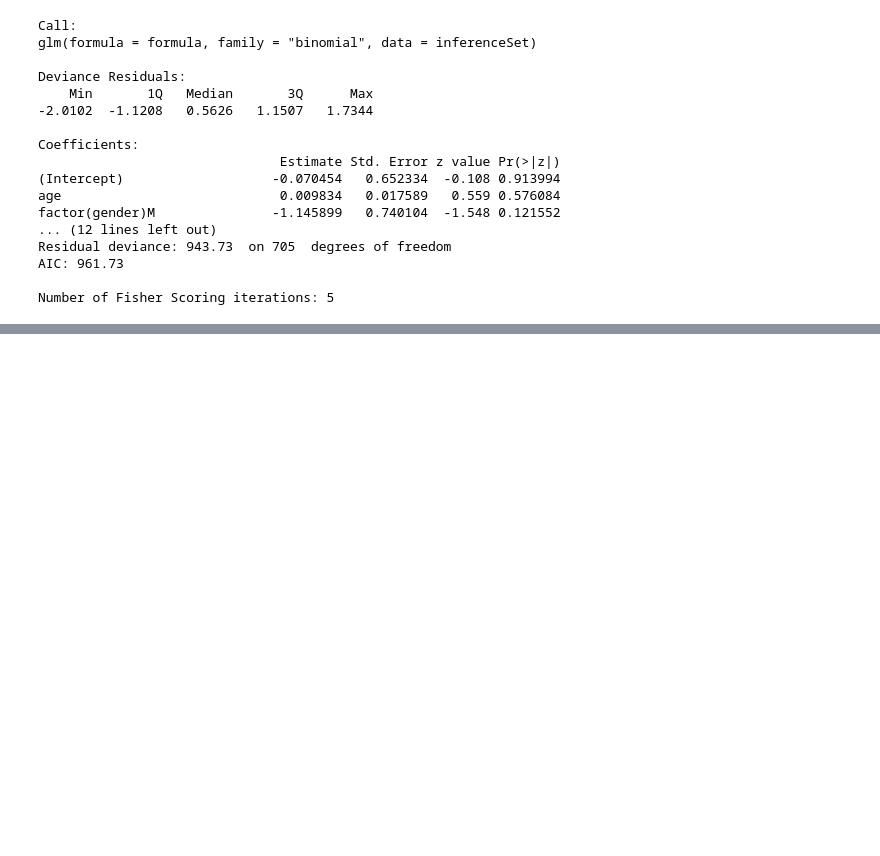
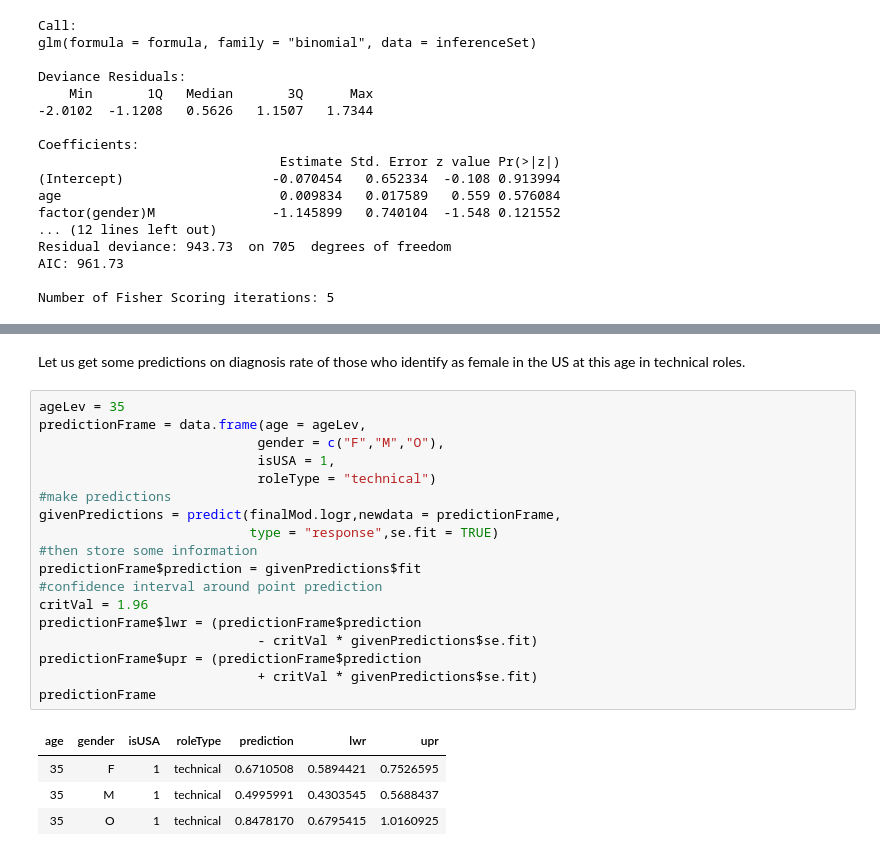
Before and after one commit to PLBMR/mentalHealthDataAnalysis, a Jupyter notebook: osmiMentalHealthInTech/analysis/inference.ipynb, the cells around one changed output, grey strips where cells are left out. Drawn from its saved outputs; the diff is of its cells as text; blank space fills up the shorter version.

```diff
--- a/osmiMentalHealthInTech/analysis/inference.ipynb
+++ b/osmiMentalHealthInTech/analysis/inference.ipynb
@@ -125,0 +136,25 @@ We also see a coefficient on $isTechnical_i$ of  $-.103$, which would predict an
+# %% [markdown]
+Let us get some predictions on diagnosis rate of those who identify as female in the US at this age in technical roles.
+# %%
+ageLev = 35
+predictionFrame = data.frame(age = ageLev,
+                            gender = c("F","M","O"),
+                            isUSA = 1,
+                            roleType = "technical")
+#make predictions
+givenPredictions = predict(finalMod.logr,newdata = predictionFrame,
+                           type = "response",se.fit = TRUE)
+#then store some information
+predictionFrame$prediction = givenPredictions$fit
+#confidence interval around point prediction
+critVal = 1.96
+predictionFrame$lwr = (predictionFrame$prediction
+                            - critVal * givenPredictions$se.fit)
+predictionFrame$upr = (predictionFrame$prediction
+                            + critVal * givenPredictions$se.fit)
+predictionFrame
+# %% [output]
+| age | gender | isUSA | roleType | prediction | lwr | upr |
+| 35 | F | 1 | technical | 0.6710508 | 0.5894421 | 0.7526595 |
+| 35 | M | 1 | technical | 0.4995991 | 0.4303545 | 0.5688437 |
+| 35 | O | 1 | technical | 0.8478170 | 0.6795415 | 1.0160925 |
```
Also changed, not shown: parts of 12 cells of this notebook.
